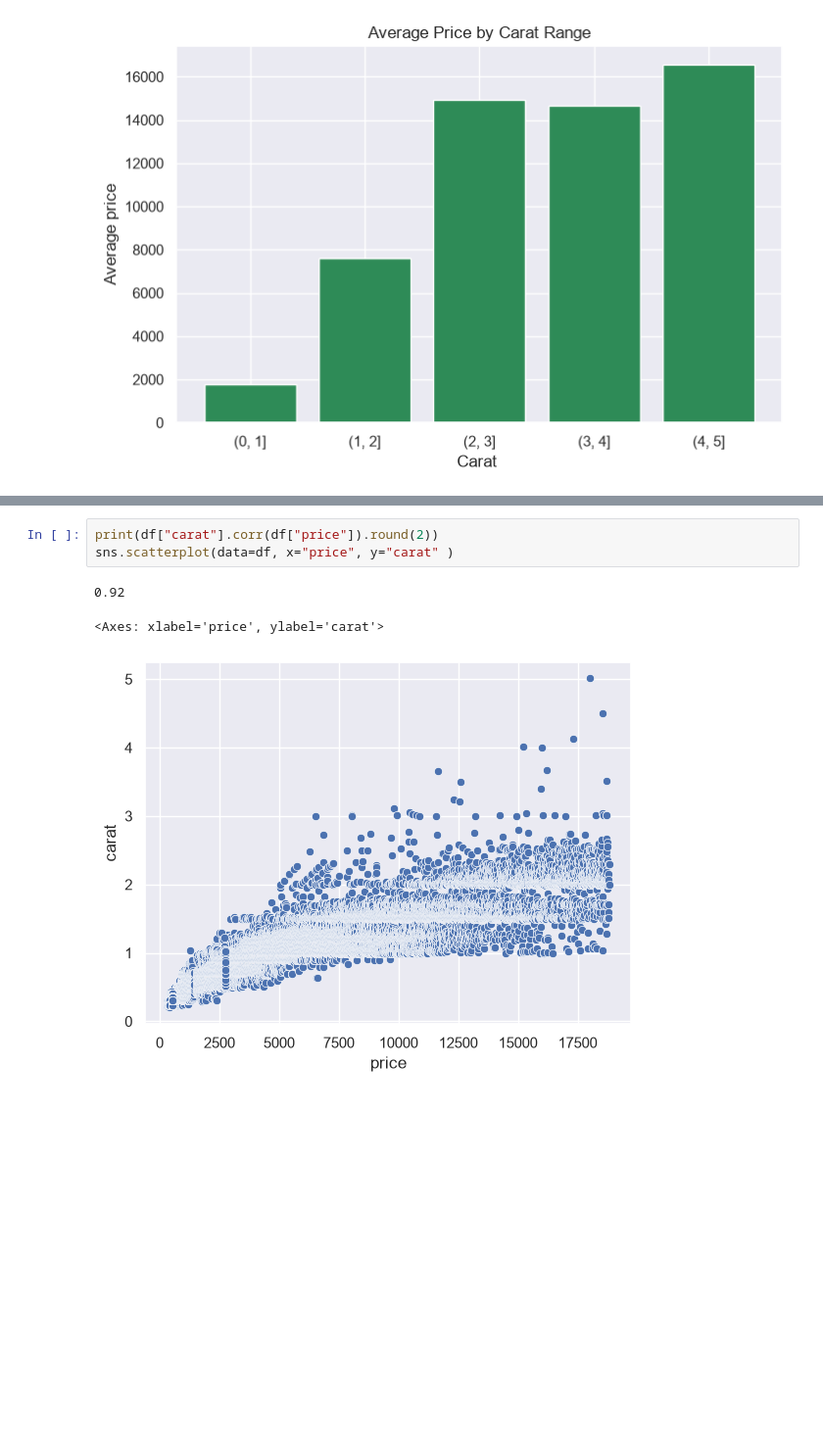
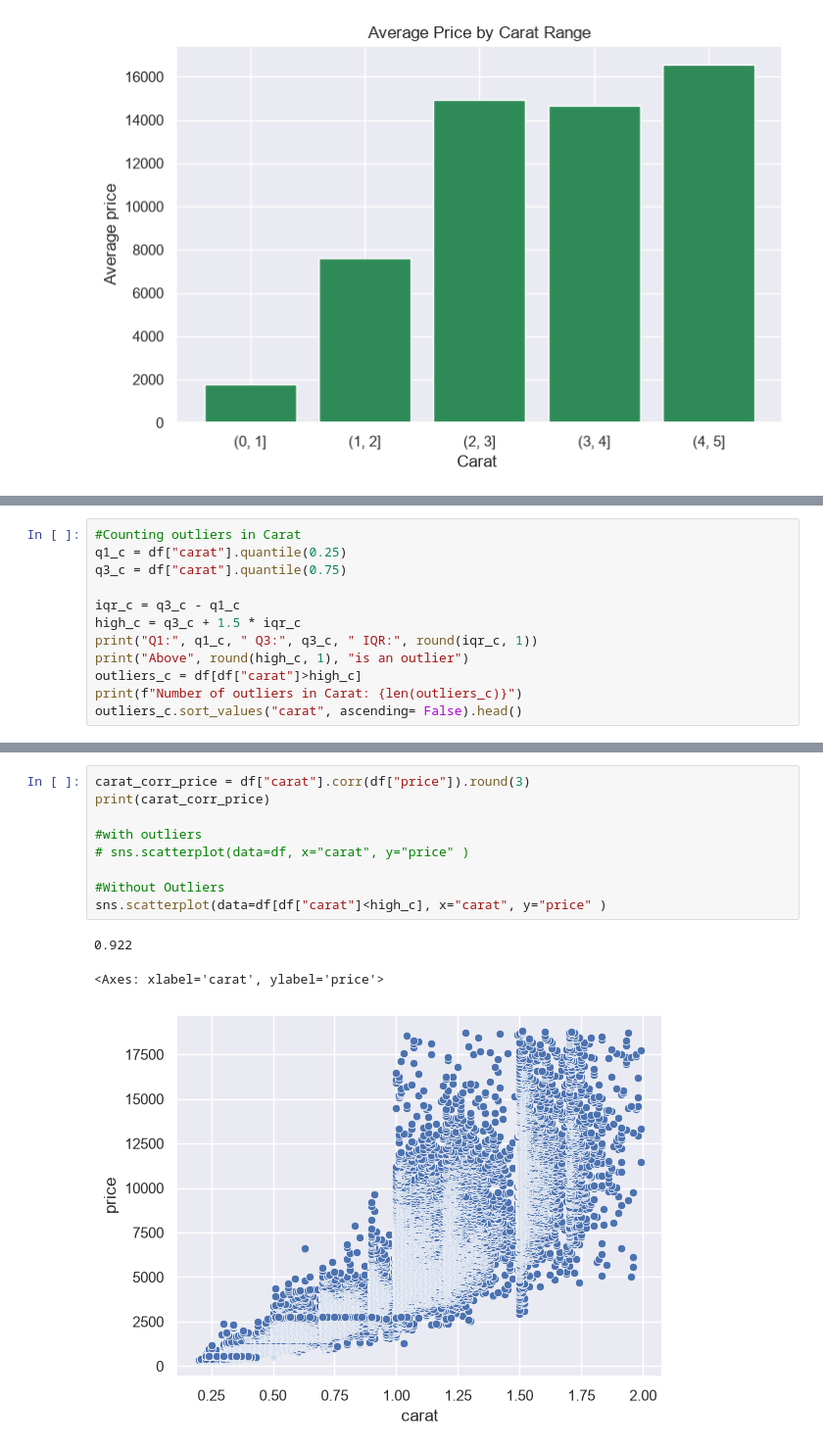
Before and after one commit to amnarashid14/Python-for-AI, a Jupyter notebook: notebooks/Week 4/Day 17/practice.ipynb, the cells around one changed output, grey strips where cells are left out. Shown at 98% size. Saved outputs shown, nothing was run; the diff lists cells and outputs as text; blank space fills up the shorter version.

```diff
--- a/notebooks/Week 4/Day 17/practice.ipynb
+++ b/notebooks/Week 4/Day 17/practice.ipynb
@@ -188,0 +219,12 @@ sns.scatterplot(data=df, x="price", y="volume" )
+# %%
+#Counting outliers in Carat
+q1_c = df["carat"].quantile(0.25)
+q3_c = df["carat"].quantile(0.75)
+
+iqr_c = q3_c - q1_c
+high_c = q3_c + 1.5 * iqr_c
+print("Q1:", q1_c, " Q3:", q3_c, " IQR:", round(iqr_c, 1))
+print("Above", round(high_c, 1), "is an outlier")
+outliers_c = df[df["carat"]>high_c]
+print(f"Number of outliers in Carat: {len(outliers_c)}")
+outliers_c.sort_values("carat", ascending= False).head()
@@ -189,7 +254,13 @@ sns.scatterplot(data=df, x="price", y="volume" )
 # %%
-print(df["carat"].corr(df["price"]).round(2))
-sns.scatterplot(data=df, x="price", y="carat" )
+carat_corr_price = df["carat"].corr(df["price"]).round(3)
+print(carat_corr_price)
+
+#with outliers
+# sns.scatterplot(data=df, x="carat", y="price" )
+
+#Without Outliers
+sns.scatterplot(data=df[df["carat"]<high_c], x="carat", y="price" )
 # %% [output]
-0.92
+0.922
-<Axes: xlabel='price', ylabel='carat'>
+<Axes: xlabel='carat', ylabel='price'>
-[figure, old version]
+[figure, new version]
```
Also changed, not shown: parts of 31 cells of this notebook, 5 other files.
